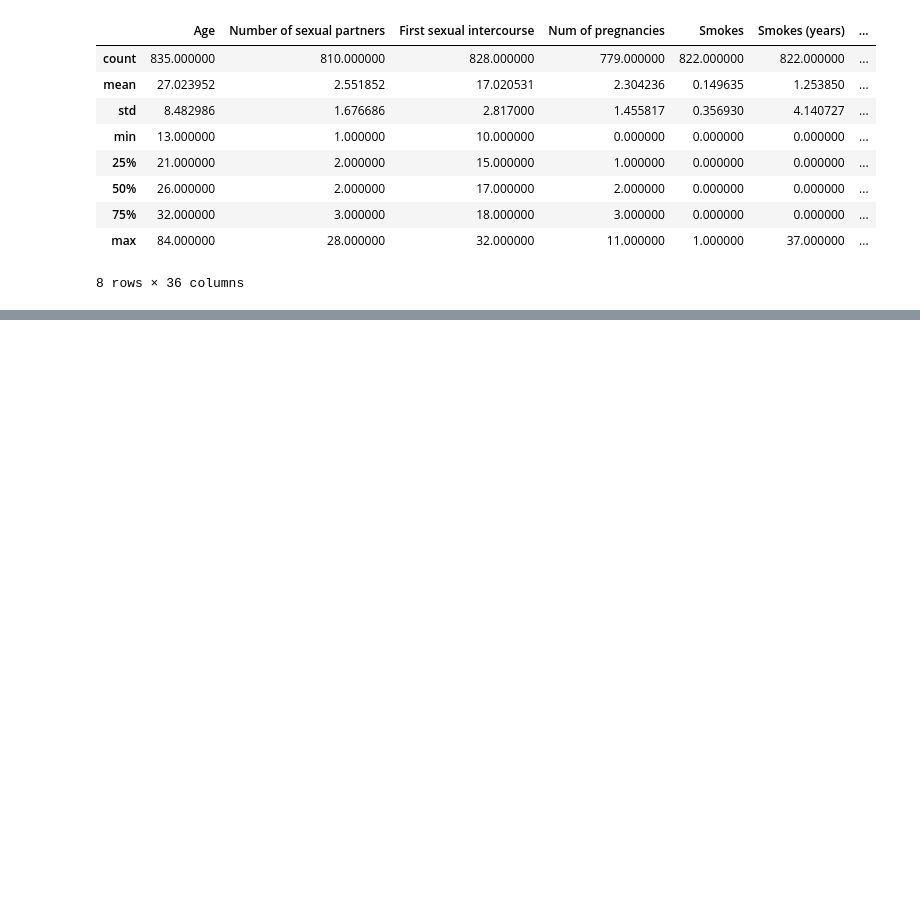
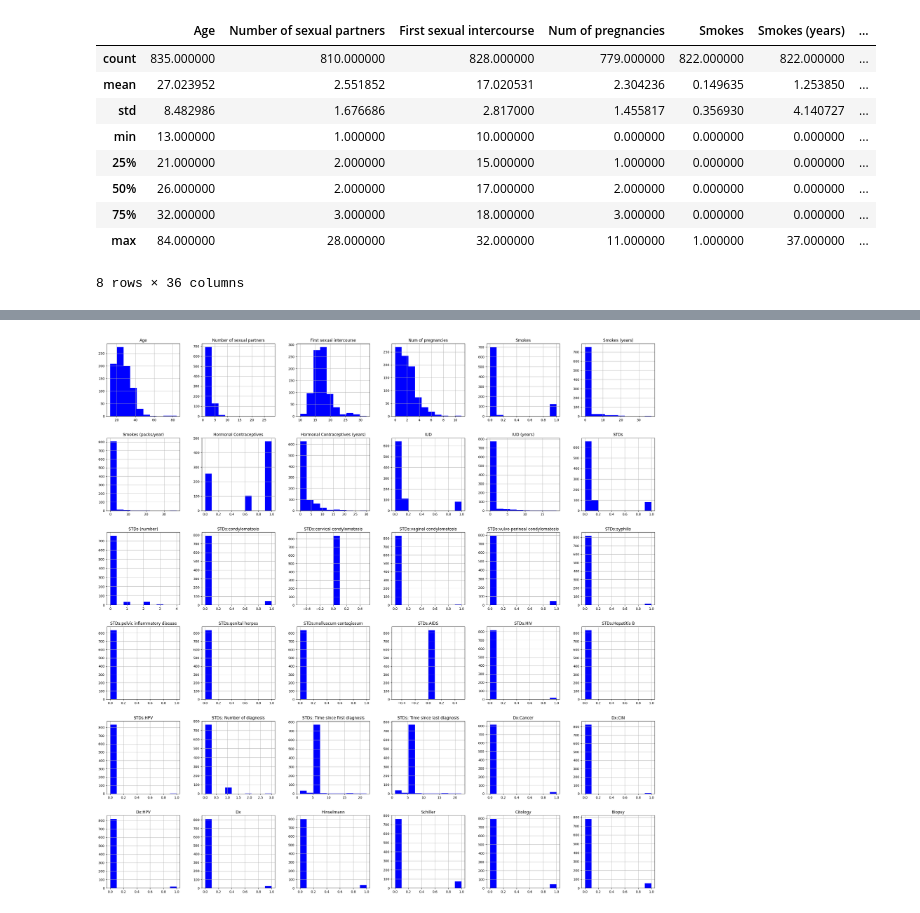
Before and after one commit to Ramakantsahoo/Cervical-Cancer-Prediction, a Jupyter notebook: cervical_cancer_prediction.ipynb, the cells around one changed output, grey strips where cells are left out. Drawn from its saved outputs; the diff is of its cells as text; code cells hidden in the pictures; blank space fills up the shorter version.

```diff
--- a/cervical_cancer_prediction.ipynb
+++ b/cervical_cancer_prediction.ipynb
@@ -126,0 +213,5 @@ cancer_df.describe()
+# %%
+cancer_df.hist(bins = 10, figsize = (30,30), color='blue')
+plt.show()
+# %% [output]
+[figure, added]
```
Also changed, not shown: parts of 39 cells of this notebook.
